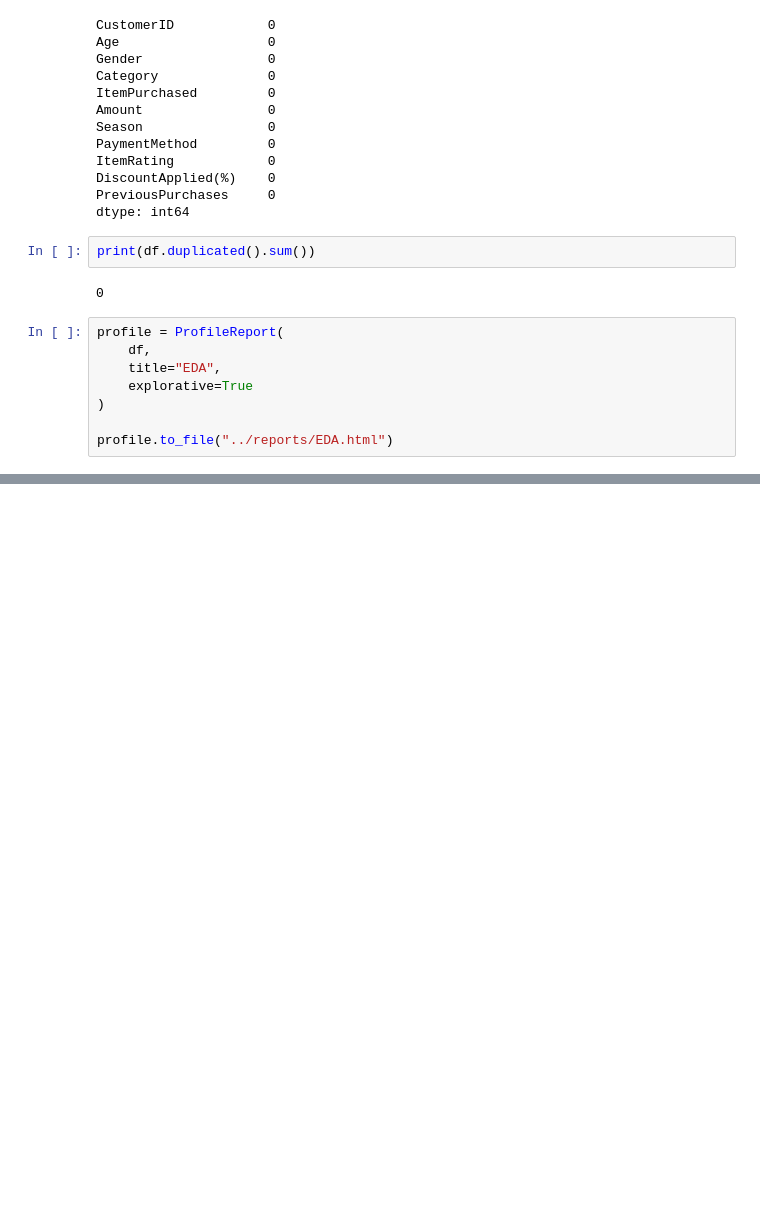
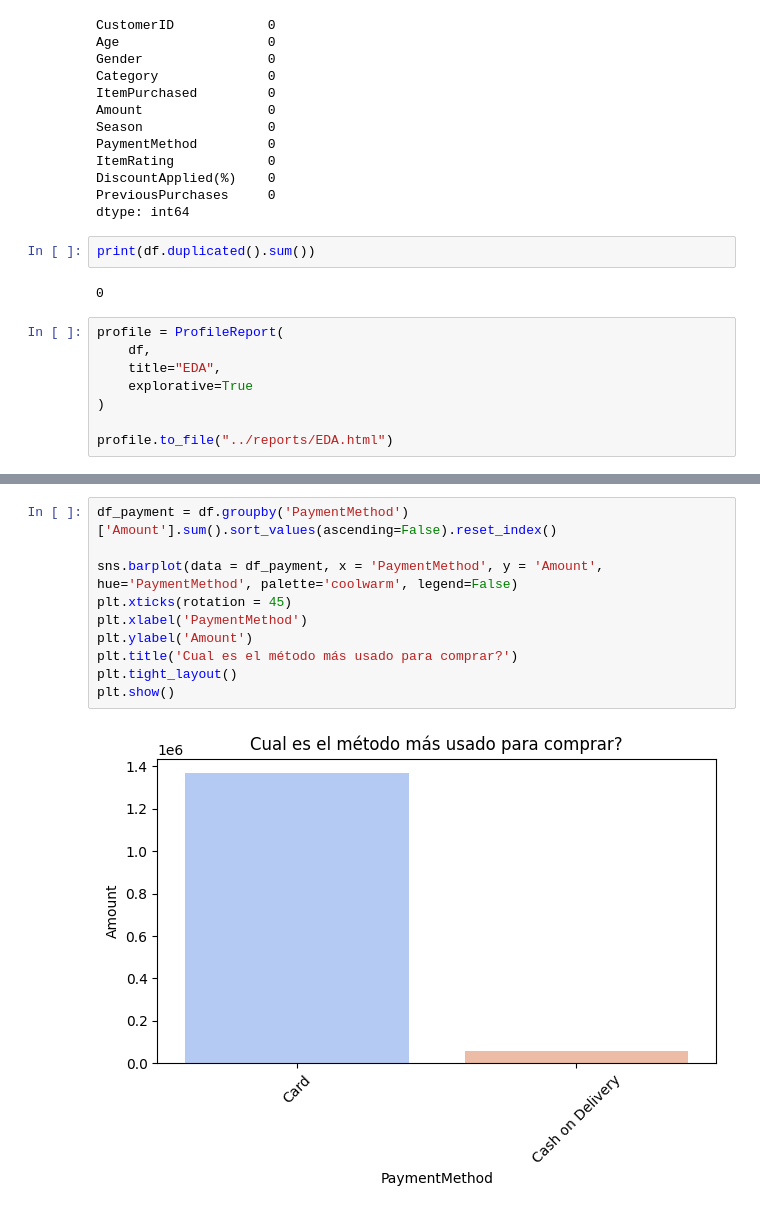
Before and after one commit to carmele9/Retail_Store_Sales_Prediction, a Jupyter notebook: notebooks/analysis.ipynb, the cells around one changed output, grey strips where cells are left out. Drawn from its saved outputs; the diff is of its cells as text; blank space fills up the shorter version.

```diff
--- a/notebooks/analysis.ipynb
+++ b/notebooks/analysis.ipynb
@@ -128,0 +129,12 @@ plt.show()
+# %%
+df_payment = df.groupby('PaymentMethod')['Amount'].sum().sort_values(ascending=False).reset_index()
+
+sns.barplot(data = df_payment, x = 'PaymentMethod', y = 'Amount', hue='PaymentMethod', palette='coolwarm', legend=False)
+plt.xticks(rotation = 45)
+plt.xlabel('PaymentMethod')
+plt.ylabel('Amount')
+plt.title('Cual es el método más usado para comprar?')
+plt.tight_layout()
+plt.show()
+# %% [output]
+[figure, added]
```
Also changed, not shown: parts of 12 cells of this notebook, 2 other files.
